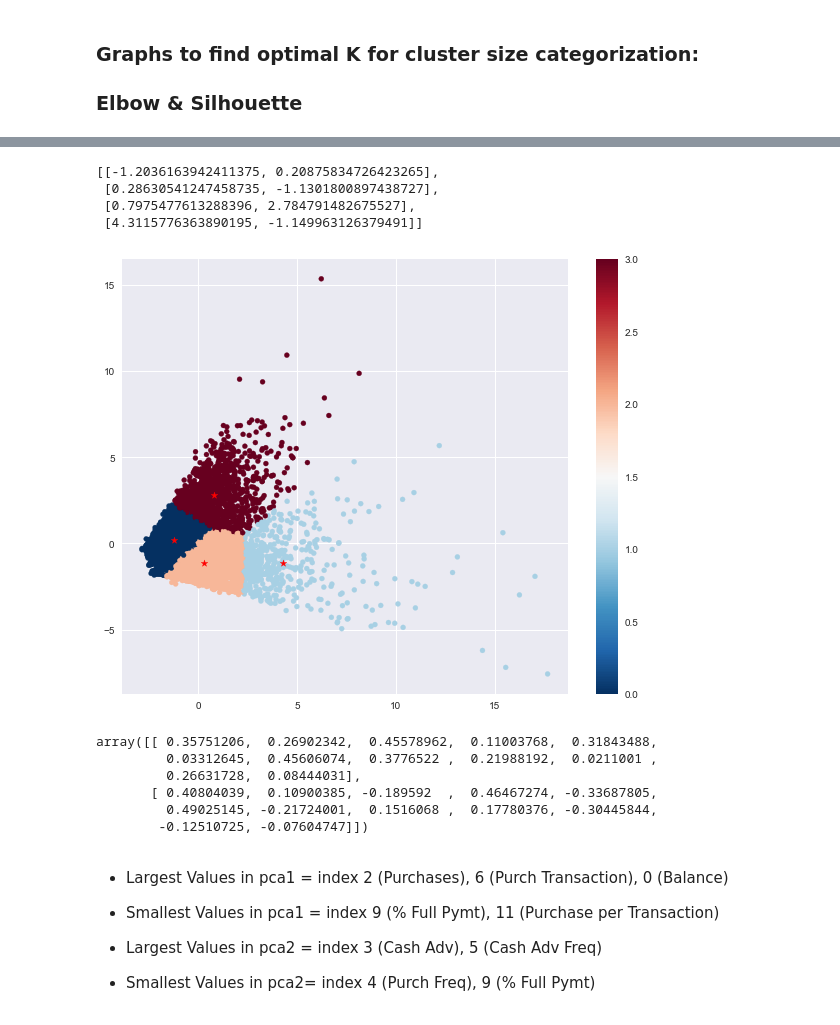
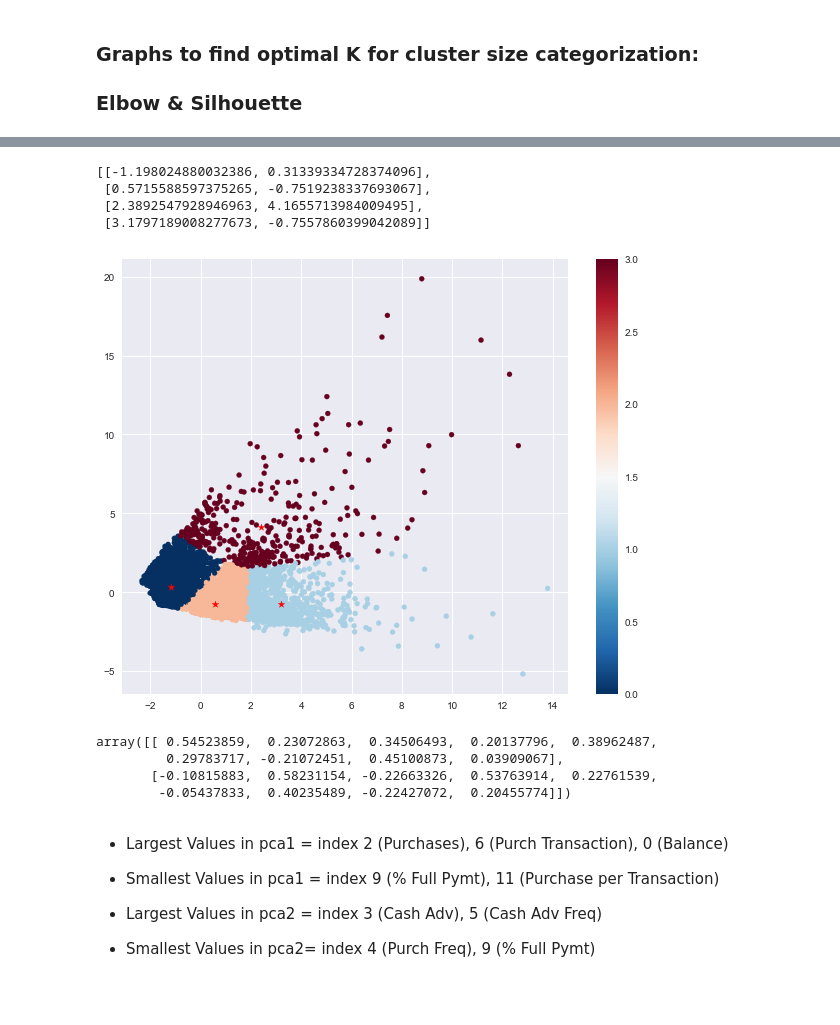
Before and after one commit to Laura-ShummonMaass/Credit_Card_Cluster, a Jupyter notebook: eda.ipynb, the cells around one changed output, grey strips where cells are left out. Cells and saved outputs as stored; diff of their text form; code cells hidden in the pictures.

```diff
--- a/eda.ipynb
+++ b/eda.ipynb
@@ -130,13 +130,13 @@ Text(0.5, 1.0, 'Multi-Collinearity of Car Attributes')
 [figure]
 # %%
 df = df.drop(['ONEOFF_PURCHASES', 'PURCHASES_INSTALLMENTS_FREQUENCY', 'CASH_ADVANCE_TRX',
-              'TENURE', 'PAYMENTS', 'ONEOFF_PURCHASES_FREQUENCY', 'INSTALLMENTS_PURCHASES'], axis=1)
+              'TENURE', 'PAYMENTS', 'ONEOFF_PURCHASES_FREQUENCY', 'INSTALLMENTS_PURCHASES',
+              'CASH_ADVANCE_FREQUENCY', 'PURCHASES_FREQUENCY', 'BALANCE_FREQUENCY'], axis=1)
 # %%
 #Credit Card approval: 1 = approved, 0 = denied
 df['CC_APPROVAL'] = df.apply(lambda x: 1
                                  if x['BALANCE']>=1000
                                  and x['CREDIT_LIMIT']>=1000
-                                 and x['CASH_ADVANCE']<1
                                  else 0,
                                  axis=1)
 # %%
@@ -243,30 +233,27 @@ model_label = model.labels_
 model_centers = model.cluster_centers_
 sorted(model_centers.tolist())
 # %% [output]
-[[-1.2036163942411375, 0.20875834726423265],
- [0.28630541247458735, -1.1301800897438727],
- [0.7975477613288396, 2.784791482675527],
- [4.3115776363890195, -1.149963126379491]]
+[[-1.198024880032386, 0.31339334728374096],
+ [0.5715588597375265, -0.7519238337693067],
+ [2.3892547928946963, 4.1655713984009495],
+ [3.1797189008277673, -0.7557860399042089]]
 # %%
 plt.figure(figsize=(10,8))
-cm = plt.cm.get_cmap('RdBu_r')
-scatter = plt.scatter(pca_df['pca1'], pca_df['pca2'], c=model_label, s=25, cmap=cm)
+scatter = plt.scatter(pca_df['pca1'], pca_df['pca2'], c=model_label, s=25, cmap='RdBu_r')
 ax.set_title('K-Means Clustering')
 ax.set_xlabel('pca1')
 ax.set_ylabel('pca2')
 plt.colorbar(scatter)
 plt.scatter(model_centers[:,0], model_centers[:,1], c='red', marker='*');
 # %% [output]
-[figure, old version]
+[figure, new version]
 # %%
 pca.components_
 # %% [output]
-array([[ 0.35751206,  0.26902342,  0.45578962,  0.11003768,  0.31843488,
-         0.03312645,  0.45606074,  0.3776522 ,  0.21988192,  0.0211001 ,
-         0.26631728,  0.08444031],
-       [ 0.40804039,  0.10900385, -0.189592  ,  0.46467274, -0.33687805,
-         0.49025145, -0.21724001,  0.1516068 ,  0.17780376, -0.30445844,
-        -0.12510725, -0.07604747]])
+array([[ 0.54523859,  0.23072863,  0.34506493,  0.20137796,  0.38962487,
+         0.29783717, -0.21072451,  0.45100873,  0.03909067],
+       [-0.10815883,  0.58231154, -0.22663326,  0.53763914,  0.22761539,
+        -0.05437833,  0.40235489, -0.22427072,  0.20455774]])
 # %% [markdown]
 * Largest Values in pca1 = index 2 (Purchases), 6 (Purch Transaction), 0 (Balance)
 * Smallest Values in pca1 = index 9 (% Full Pymt), 11 (Purchase per Transaction)
```
Also changed, not shown: parts of 18 cells of this notebook.
